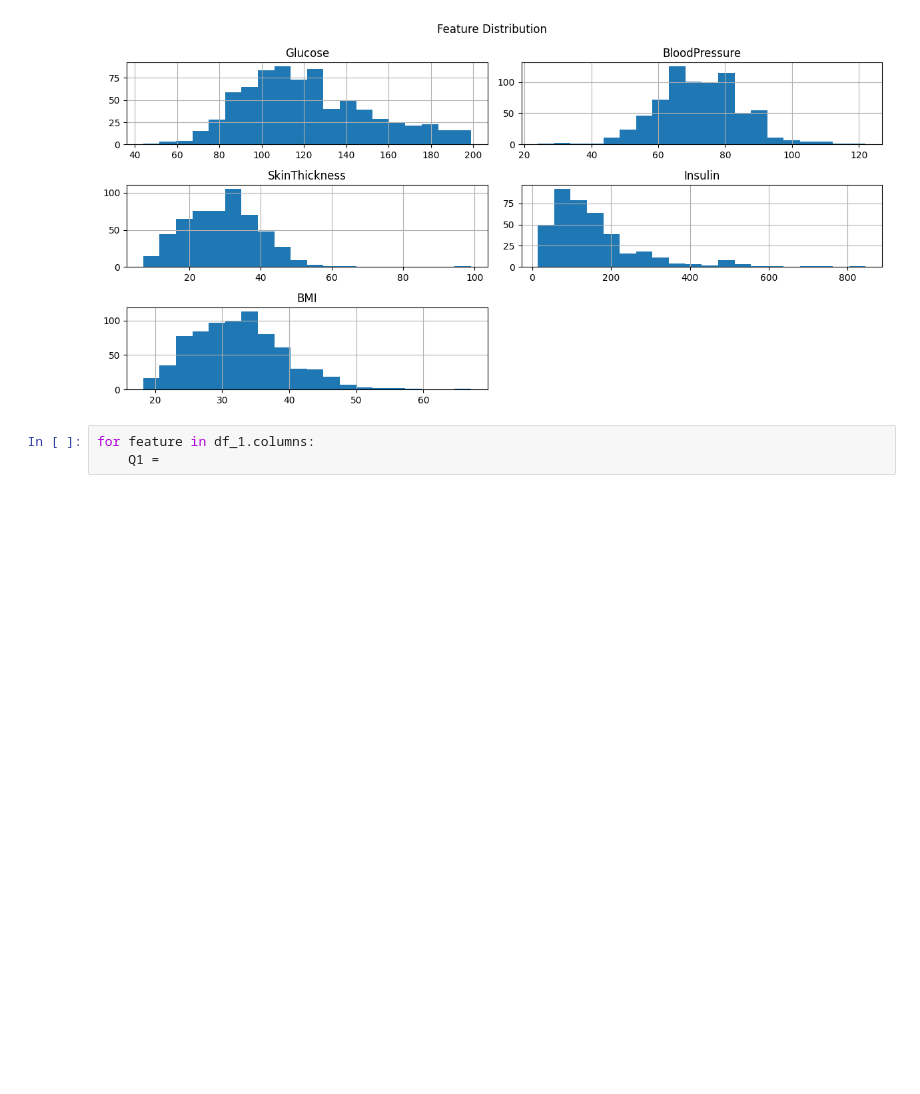
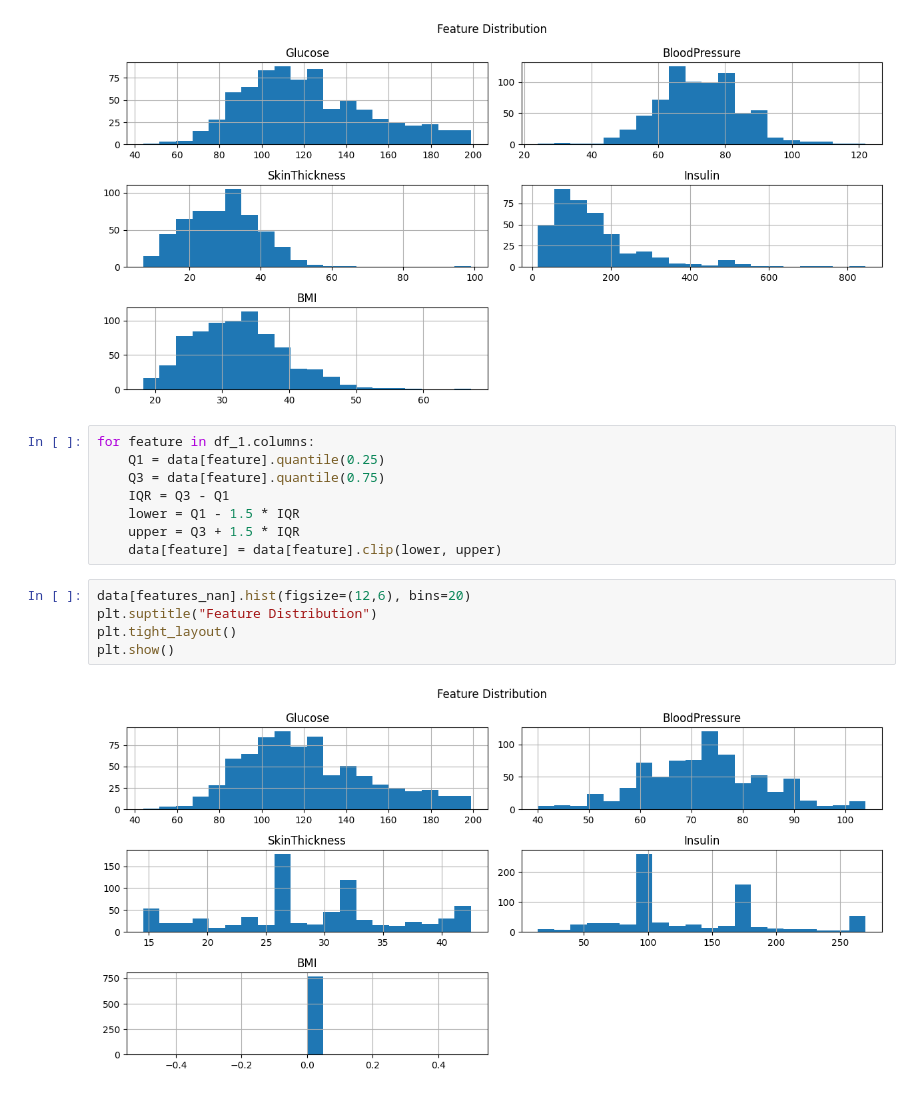
Before and after one commit to raycharlesminkah34-creator/diabetes-prediction.v2, a Jupyter notebook: notebooks/eda.ipynb, the cells around one changed output. Saved outputs shown, nothing was run; the diff lists cells and outputs as text; blank space fills up the shorter version.

```diff
--- a/notebooks/eda.ipynb
+++ b/notebooks/eda.ipynb
@@ -151,4 +151,16 @@ plt.show()
 [figure]
 # %%
 for feature in df_1.columns:
-    Q1 =
+    Q1 = data[feature].quantile(0.25)
+    Q3 = data[feature].quantile(0.75)
+    IQR = Q3 - Q1
+    lower = Q1 - 1.5 * IQR
+    upper = Q3 + 1.5 * IQR
+    data[feature] = data[feature].clip(lower, upper)
+# %%
+data[features_nan].hist(figsize=(12,6), bins=20)
+plt.suptitle("Feature Distribution")
+plt.tight_layout()
+plt.show()
+# %% [output]
+[figure, added]
```
